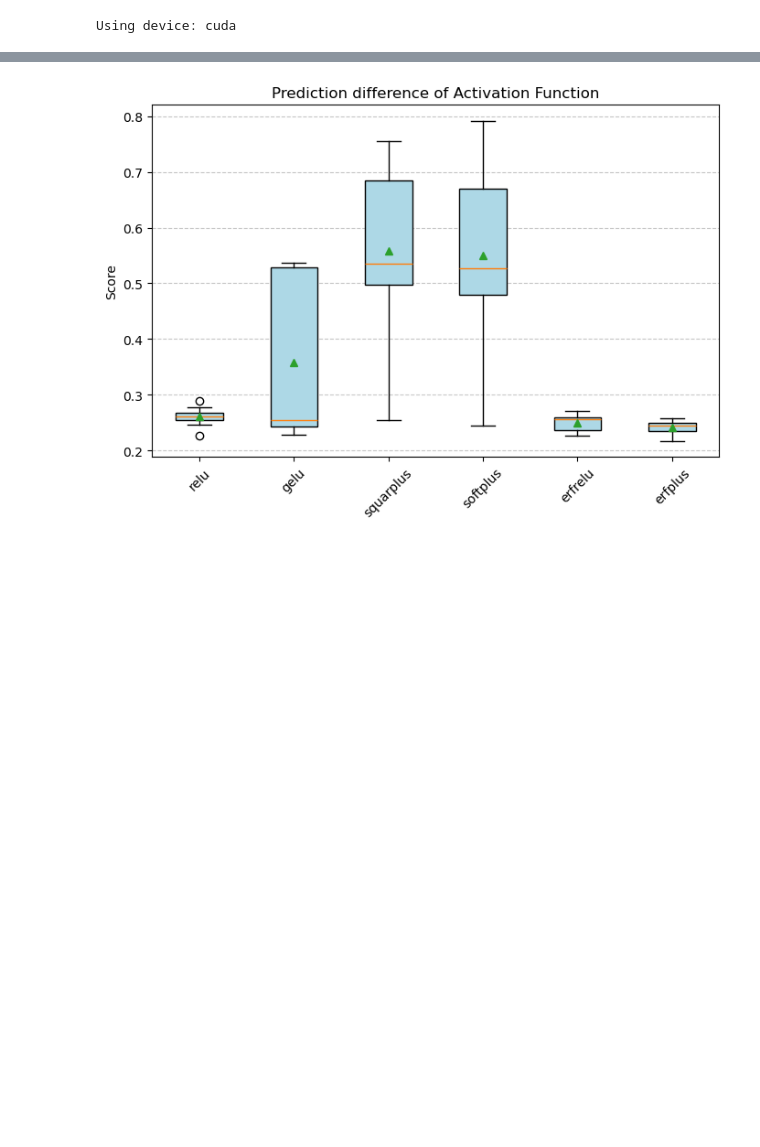
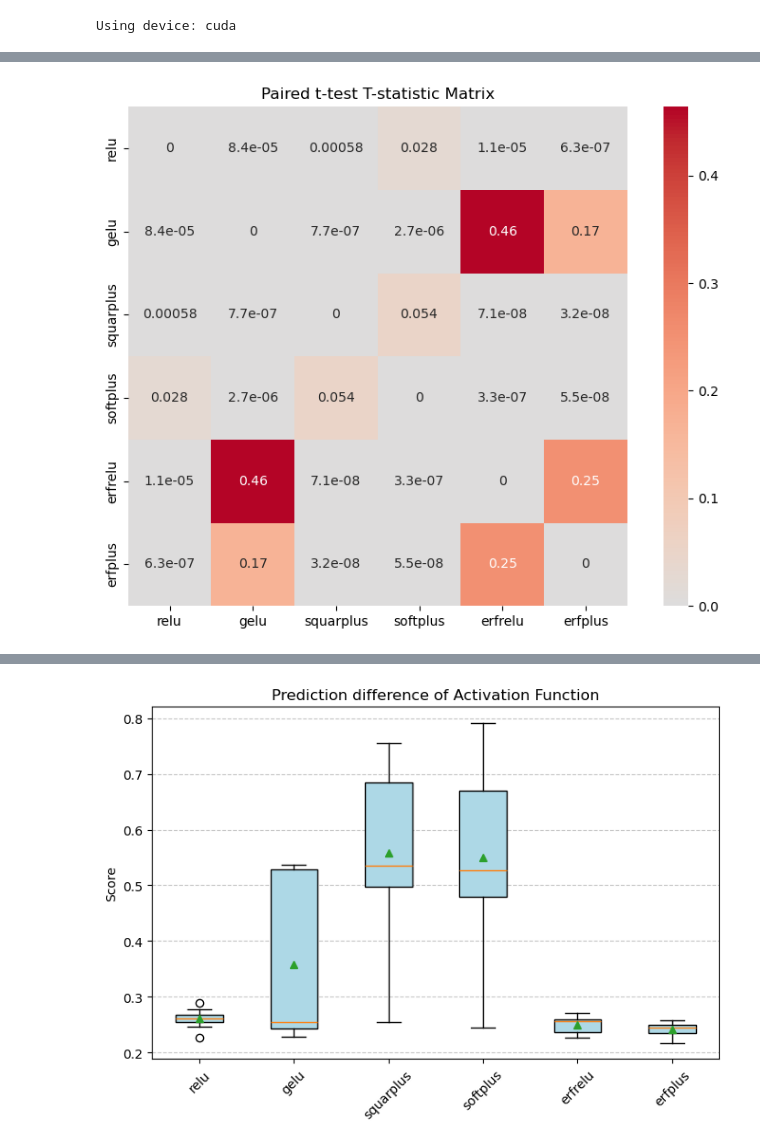
Before and after one commit to JJ0BY/Erfplus-Activation-function, a Jupyter notebook: Plotting/PlotFigures2.ipynb, the cells around one changed output, grey strips where cells are left out. Drawn from its saved outputs; the diff is of its cells as text; code cells hidden in the pictures; blank space fills up the shorter version.

```diff
--- a/Plotting/PlotFigures2.ipynb
+++ b/Plotting/PlotFigures2.ipynb
@@ -119,0 +162,12 @@ erfplus   : 2.03294 | 2.06672 | 1.98329 | 0.12570
+# %%
+
+
+plt.figure(figsize=(8, 6))
+sns.heatmap(P_matrix, annot=True, cmap='coolwarm', center=0, square=True,
+            xticklabels=actFuncList_str,
+            yticklabels=actFuncList_str)
+plt.title('Paired t-test T-statistic Matrix')
+plt.tight_layout()
+plt.show()
+# %% [output]
+[figure, added]
```
Also changed, not shown: parts of 18 cells of this notebook, 12 other files.
